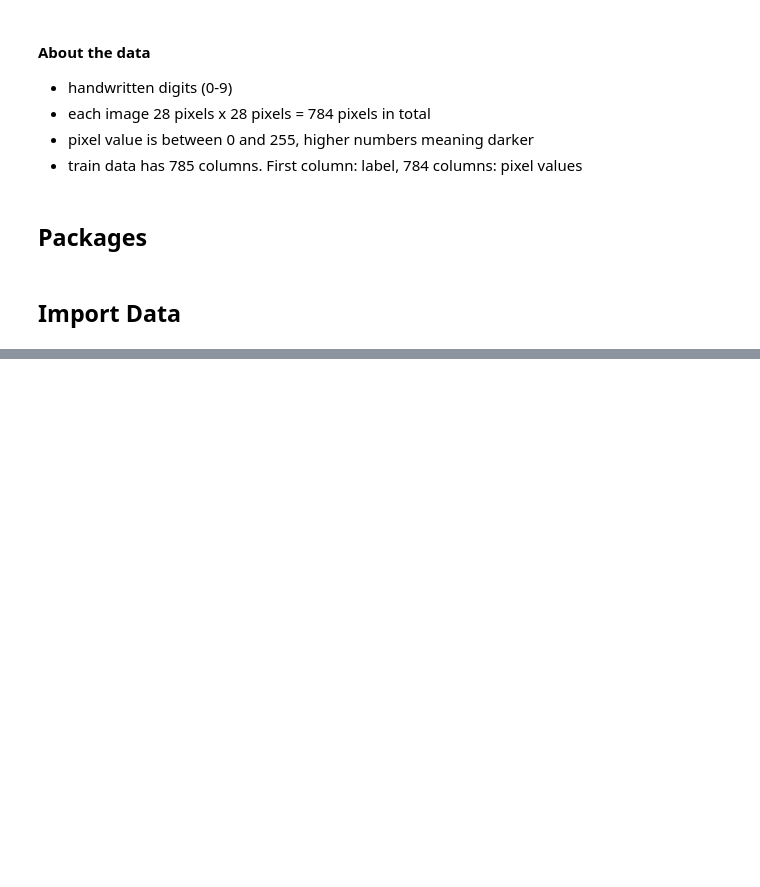
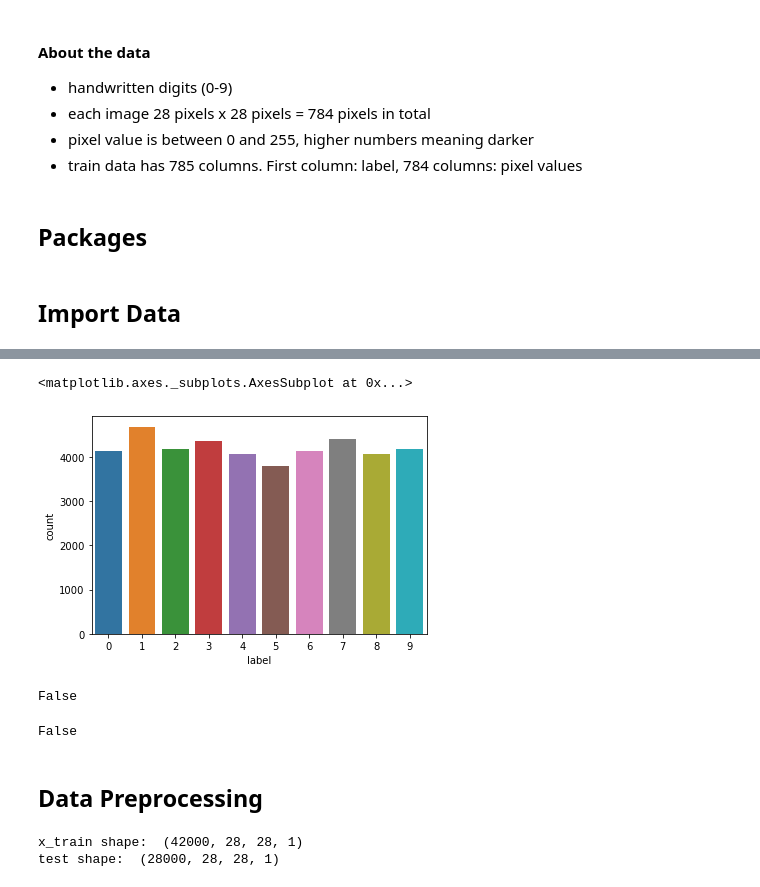
Before and after one commit to choi-b/MNIST, a Jupyter notebook: MNIST_Analysis.ipynb, the cells around one changed output, grey strips where cells are left out. Saved outputs shown, nothing was run; the diff lists cells and outputs as text; code cells hidden in the pictures; blank space fills up the shorter version.

```diff
--- a/MNIST_Analysis.ipynb
+++ b/MNIST_Analysis.ipynb
@@ -33,0 +45,7 @@ test = pd.read_csv('test.csv')
+# %%
+Y_train = train["label"]
+
+# Drop 'label' column
+X_train = train.drop('label',1)
+
+Y_train.value_counts()
@@ -33,0 +64,17 @@ test = pd.read_csv('test.csv')
+# %%
+#digit counts are pretty well balanced
+sns.countplot(Y_train)
+# %% [output]
+<matplotlib.axes._subplots.AxesSubplot at 0x...>
+[figure, added]
+# %%
+#Check for nulls & missing values
+X_train.isnull().any().any()
+# %% [output]
+False
+# %%
+test.isnull().any().any() #no missing values for train & test
+# %% [output]
+False
+# %% [markdown]
+## Data Preprocessing
@@ -33,0 +92,6 @@ test = pd.read_csv('test.csv')
+# %%
+print("x_train shape: ",X_train.shape)
+print("test shape: ",test.shape)
+# %% [output]
+x_train shape:  (42000, 28, 28, 1)
+test shape:  (28000, 28, 28, 1)
```
Also changed, not shown: parts of 21 cells of this notebook.
